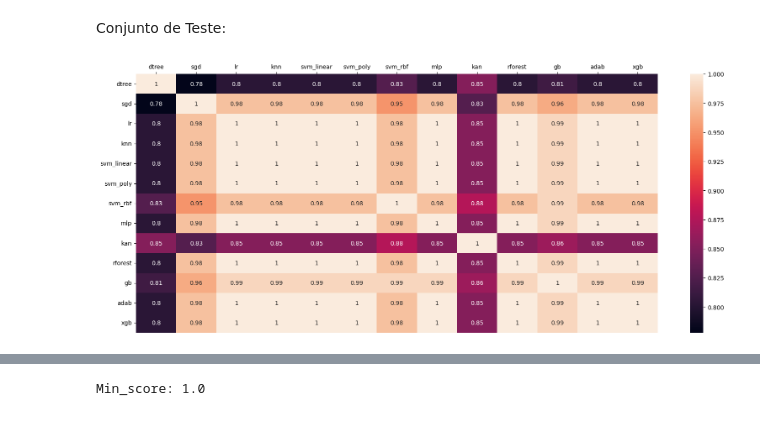
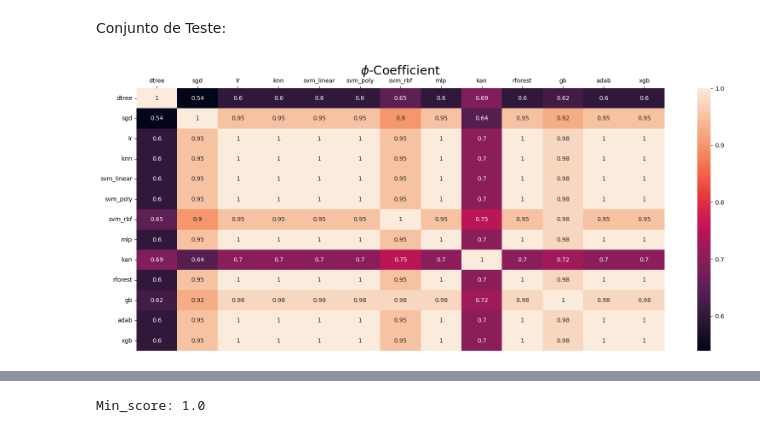
Before and after one commit to pedrobslima/proj-mtr, a Jupyter notebook: heart.ipynb, the cells around one changed output, grey strips where cells are left out. Cells and saved outputs as stored; diff of their text form; code cells hidden in the pictures.

```diff
--- a/heart.ipynb
+++ b/heart.ipynb
@@ -962,10 +1016,3 @@ df_assessor.head()
-# %%
-Xa_train = df_assessor.loc[:,['age', 'sex', 'chest_pain', 'blood_pressure', 'cholestoral',
-       'blood_sugar', 'eletro_results', 'max_heart_rate', 'exer_angina',
-       'oldpeak', 'slope_peak', 'major_vessels', 'thal']]
-
-ya_train_tgt = df_assessor['target']
-ya_train = df_assessor.loc[:,model_names]
 # %%
 Xa_train.head()
 # %% [output]
@@ -1006,7 +1044,7 @@ O conjunto de teste dos modelos base já é o conjunto de treinamento dos assess
 # %% [markdown]
 Conjunto de Teste:
 # %%
-pred_hits2 = {}
+models_error2 = pd.DataFrame()
 
 for i in range(len(models)):
     if(model_names[i] in ['dtree', 'rforest', 'gb', 'adab', 'xgb']):
@@ -1014,4 +1052,6 @@ for i in range(len(models)):
     else:
         y_pred = models[i].predict(Xa_test_norm)
 
-    pred_hits2[model_names[i]] = y_pred == ya_test_tgt
+    models_error2[model_names[i]] = y_pred != ya_test_tgt
+
+models_error2
@@ -1020,9 +1074,10 @@ pred_corrls2 = pd.DataFrame(columns=model_names, index=model_names, dtype=float)
 
 for m in model_names:
     for n in model_names:
-        pred_corrls2.at[m,n] = np.mean(pred_hits2[m] == pred_hits2[n])
+        pred_corrls2.at[m,n] = phi_coef(models_error2[m], models_error2[n])
 
 plt.figure(figsize=(20,8))
+plt.title(r'$\phi$-Coefficient', fontsize=21)
 hm = sns.heatmap(pred_corrls2, annot=True)
 hm.xaxis.tick_top()
 # %% [output]
@@ -1121,9 +1182,10 @@ regchain_corrls = pd.DataFrame(columns=model_names, index=model_names, dtype=flo
 
 for m in model_names:
     for n in model_names:
-        regchain_corrls.at[m,n] = np.mean((y_pred[m]==ya_train_tgt)==(y_pred[n]==ya_train_tgt))
+        regchain_corrls.at[m,n] = phi_coef((y_pred[m]!=ya_train_tgt), (y_pred[n]!=ya_train_tgt))
 
 plt.figure(figsize=(20,8))
+plt.title(r'$\phi$-Coefficient', fontsize=21)
 hm = sns.heatmap(regchain_corrls, annot=True)
 hm.xaxis.tick_top()
 # %% [output]
@@ -1163,20 +1228,21 @@ Conjunto de Teste:
 # %%
 y_pred = pd.DataFrame(regchain.predict(Xa_test), columns=model_names, index=Xa_test.index)
 # v Melhorar esse cálculo de correlação para fazer
 # v melhor uso do 1-(probabilidade da classe correta)
 y_pred = y_pred.map(lambda x: 1 - round(x))
 
 regchain_corrls = pd.DataFrame(columns=model_names, index=model_names, dtype=float)
 
 for m in model_names:
     for n in model_names:
-        regchain_corrls.at[m,n] = np.mean((y_pred[m]==ya_test_tgt)==(y_pred[n]==ya_test_tgt))
+        regchain_corrls.at[m,n] = phi_coef((y_pred[m]!=ya_test_tgt), (y_pred[n]!=ya_test_tgt))
 
 plt.figure(figsize=(20,8))
+plt.title(r'$\phi$-Coefficient', fontsize=21)
 hm = sns.heatmap(regchain_corrls, annot=True)
 hm.xaxis.tick_top()
 # %% [output]
-[figure, old version]
+[figure, new version]
 # %%
 regchain_corrls_values = pd.Series(regchain_corrls.values.reshape((169,)))
 regchain_corrls_values.describe()
```
Also changed, not shown: parts of 51 cells of this notebook, 1 other file.
